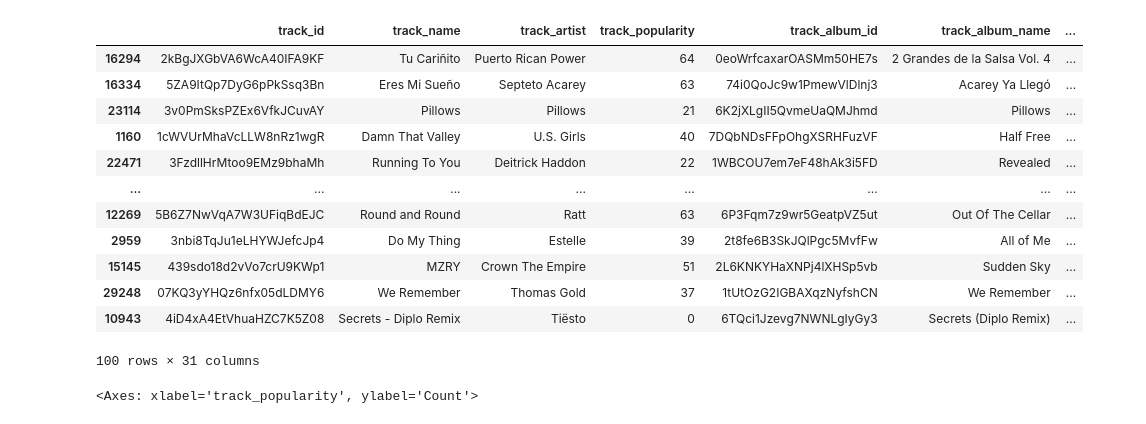
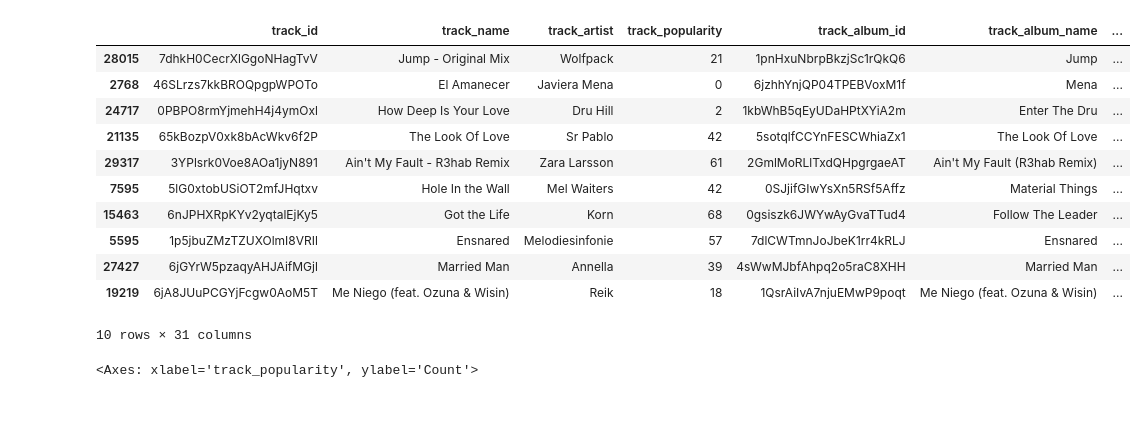
Before and after one commit to Toffuh/project-aids, a Jupyter notebook: Spotify.ipynb, the cells around one changed output. Cells and saved outputs as stored; diff of their text form; code cells hidden in the pictures.

```diff
--- a/Spotify.ipynb
+++ b/Spotify.ipynb
@@ -14,46 +14,45 @@ data["day"] = data["track_album_release_date"].str.split("-", expand=True)[2]
 data["month"] = data["month"].fillna("-1")
 data["day"] = data["day"].fillna("-1")
 
 data["year"] = data["year"].astype(int)
 data["month"] = data["month"].astype(int)
 data["day"] = data["day"].astype(int)
 
 data["year_round"] = ((data["year"].astype(int) / 10).astype(int) * 10)
 
 data["round_tempo"] = data["tempo"].round()
 
 key_mapping = {
     0: 'C',
     1: 'C♯/Db',
     2: 'D',
     3: 'D♯/Eb',
     4: 'E',
     5: 'F',
     6: 'F♯/Gb',
     7: 'G',
     8: 'G♯/Ab',
     9: 'A',
     10: 'A♯/Bb',
     11: 'B'
 }
 
 data['key_string'] = data['key'].map(key_mapping)
 
-data.sample(100)
+data.sample(10)
 # %% [output]
 |  | track_id | track_name | track_artist | track_popularity | track_album_id | track_album_name | ... |
-| 16294 | 2kBgJXGbVA6WcA40IFA9KF | Tu Cariñito | Puerto Rican Power | 64 | 0eoWrfcaxarOASMm50HE7s | 2 Grandes de la Salsa Vol. 4 | ... |
-| 16334 | 5ZA9ItQp7DyG6pPkSsq3Bn | Eres Mi Sueño | Septeto Acarey | 63 | 74i0QoJc9w1PmewVlDlnj3 | Acarey Ya Llegó | ... |
-| 23114 | 3v0PmSksPZEx6VfkJCuvAY | Pillows | Pillows | 21 | 6K2jXLgII5QvmeUaQMJhmd | Pillows | ... |
-| 1160 | 1cWVUrMhaVcLLW8nRz1wgR | Damn That Valley | U.S. Girls | 40 | 7DQbNDsFFpOhgXSRHFuzVF | Half Free | ... |
-| 22471 | 3FzdllHrMtoo9EMz9bhaMh | Running To You | Deitrick Haddon | 22 | 1WBCOU7em7eF48hAk3i5FD | Revealed | ... |
-| ... | ... | ... | ... | ... | ... | ... | ... |
-| 12269 | 5B6Z7NwVqA7W3UFiqBdEJC | Round and Round | Ratt | 63 | 6P3Fqm7z9wr5GeatpVZ5ut | Out Of The Cellar | ... |
-| 2959 | 3nbi8TqJu1eLHYWJefcJp4 | Do My Thing | Estelle | 39 | 2t8fe6B3SkJQlPgc5MvfFw | All of Me | ... |
-| 15145 | 439sdo18d2vVo7crU9KWp1 | MZRY | Crown The Empire | 51 | 2L6KNKYHaXNPj4lXHSp5vb | Sudden Sky | ... |
-| 29248 | 07KQ3yYHQz6nfx05dLDMY6 | We Remember | Thomas Gold | 37 | 1tUtOzG2IGBAXqzNyfshCN | We Remember | ... |
-| 10943 | 4iD4xA4EtVhuaHZC7K5Z08 | Secrets - Diplo Remix | Tiësto | 0 | 6TQci1Jzevg7NWNLgIyGy3 | Secrets (Diplo Remix) | ... |
+| 28015 | 7dhkH0CecrXlGgoNHagTvV | Jump - Original Mix | Wolfpack | 21 | 1pnHxuNbrpBkzjSc1rQkQ6 | Jump | ... |
+| 2768 | 46SLrzs7kkBROQpgpWPOTo | El Amanecer | Javiera Mena | 0 | 6jzhhYnjQP04TPEBVoxM1f | Mena | ... |
+| 24717 | 0PBPO8rmYjmehH4j4ymOxl | How Deep Is Your Love | Dru Hill | 2 | 1kbWhB5qEyUDaHPtXYiA2m | Enter The Dru | ... |
+| 21135 | 65kBozpV0xk8bAcWkv6f2P | The Look Of Love | Sr Pablo | 42 | 5sotqlfCCYnFESCWhiaZx1 | The Look Of Love | ... |
+| 29317 | 3YPlsrk0Voe8AOa1jyN891 | Ain't My Fault - R3hab Remix | Zara Larsson | 61 | 2GmlMoRLlTxdQHpgrgaeAT | Ain't My Fault (R3hab Remix) | ... |
+| 7595 | 5lG0xtobUSiOT2mfJHqtxv | Hole In the Wall | Mel Waiters | 42 | 0SJjifGIwYsXn5RSf5Affz | Material Things | ... |
+| 15463 | 6nJPHXRpKYv2yqtalEjKy5 | Got the Life | Korn | 68 | 0gsiszk6JWYwAyGvaTTud4 | Follow The Leader | ... |
+| 5595 | 1p5jbuZMzTZUXOlmI8VRIl | Ensnared | Melodiesinfonie | 57 | 7dlCWTmnJoJbeK1rr4kRLJ | Ensnared | ... |
+| 27427 | 6jGYrW5pzaqyAHJAifMGjl | Married Man | Annella | 39 | 4sWwMJbfAhpq2o5raC8XHH | Married Man | ... |
+| 19219 | 6jA8JUuPCGYjFcgw0AoM5T | Me Niego (feat. Ozuna & Wisin) | Reik | 18 | 1QsrAiIvA7njuEMwP9poqt | Me Niego (feat. Ozuna & Wisin) | ... |
-100 rows × 31 columns
+10 rows × 31 columns
 # %%
 sns.histplot(data=data, x="track_popularity", hue="duration_m", multiple="stack",
              palette="crest")
```
Also changed, not shown: parts of 1 cell of this notebook, 2 other files.
